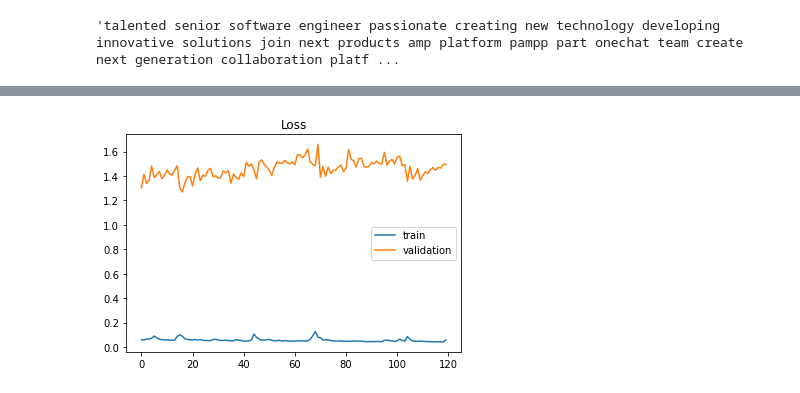
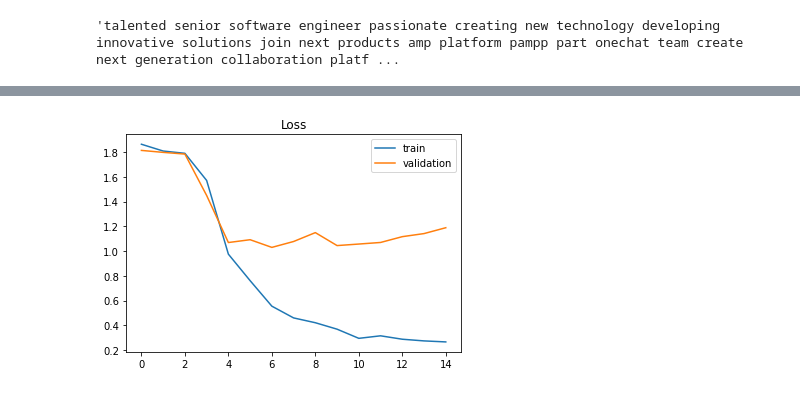
Before and after one commit to jameslimjy/Linkedin-Job-Analysis-and-Classification, a Jupyter notebook: ML - Classification.ipynb, the cells around one changed output, grey strips where cells are left out. Cells and saved outputs as stored; diff of their text form; code cells hidden in the pictures.

```diff
--- a/ML - Classification.ipynb
+++ b/ML - Classification.ipynb
@@ -5,15 +29,10 @@ In this notebook, I build 3 classification models to predict the job title given
 # %% [markdown]
 #### Cleaner function
 # %%
-from nltk.corpus import stopwords
-from nltk.stem import WordNetLemmatizer
-from string import punctuation
-import string
-
 # Stop word list to filter noise in bag of words
 stop_list = stopwords.words('english')
 
-# all letters except for r
+# All letters except for r, need to keep r because r represents R programming language
 letters = string.ascii_lowercase[:17] + string.ascii_lowercase[18:]
 letters_list = [letters[l] for l in range(len(letters))]
 
@@ -35,7 +54,7 @@ def cleaner(x):
     for w in x.split():
         curr_word = WNL.lemmatize(w)
         curr_word = curr_word.lower()
-        curr_word = re.sub(r'[^\w\s]', '', str(curr_word))
+        curr_word = re.sub(r'[^\w\s]', '', curr_word)
         if curr_word not in stop_list:
             output.append(curr_word)
     return ' '.join(output)
@@ -46,7 +65,7 @@ def cleaner(x):
 # %%
 # Combine all csv files to one master csv file
 datafolder = './scraped_data/'
-allfiles = [f for f in listdir(datafolder) if isfile(join(datafolder, f))]
+allfiles = [f for f in os.listdir(datafolder) if os.path.isfile(f"{datafolder}{f}")]
 
 d = {'Job Title': [], 'Company Name': [], 'Country': [], 'When Posted': [], 'No. of Applicants': [], 'Hyperlink': [], 'Job Description': [], 'Job Search': []}
 master = pd.DataFrame(data = d)
@@ -68,7 +87,7 @@ for f in allfiles:
 
     # Clean job description
     df['Job Description'] =  df['Job Description'].replace(np.nan, '')
-    df['Job Description'] = df.apply(lambda x: cleaner(x['Job Description']), axis = 1)
+    df['Job Description'] = df.apply(lambda x: cleaner(str(x['Job Description'])), axis = 1)
 
     master = master.append(df, ignore_index = True)
 # %% [output]
@@ -298,6 +304,2 @@ Trainable params: 1,075,174
 Non-trainable params: 0
 _________________________________________________________________
-# %%
-history = model.fit(
-    train_padded, y_train_array, epochs = 120,
-    validation_split = 0.1)
@@ -321,0 +306,9 @@ Epoch 120/120
+# %%
+history = model.fit(
+    train_padded, y_train_array, epochs = 15,
+    validation_split = 0.2)
+
+acc = history.history['acc']
+val_acc = history.history['val_acc']
+loss = history.history['loss']
+val_loss = history.history['val_loss']
@@ -328,11 +350,10 @@ Test accuracy:  0.7415832281112671
 # %%
-from matplotlib import pyplot
-# plot loss during training
-pyplot.plot()
-pyplot.title('Loss')
-pyplot.plot(history.history['loss'], label = 'train')
-pyplot.plot(history.history['val_loss'], label = 'validation')
-pyplot.legend()
-pyplot.show()
+# Plot loss
+plt.plot()
+plt.title('Loss')
+plt.plot(history.history['loss'], label = 'train')
+plt.plot(history.history['val_loss'], label = 'validation')
+plt.legend()
+plt.show()
 # %% [output]
-[figure, old version]
+[figure, new version]
```
Also changed, not shown: parts of 24 cells of this notebook, 1 other file.
